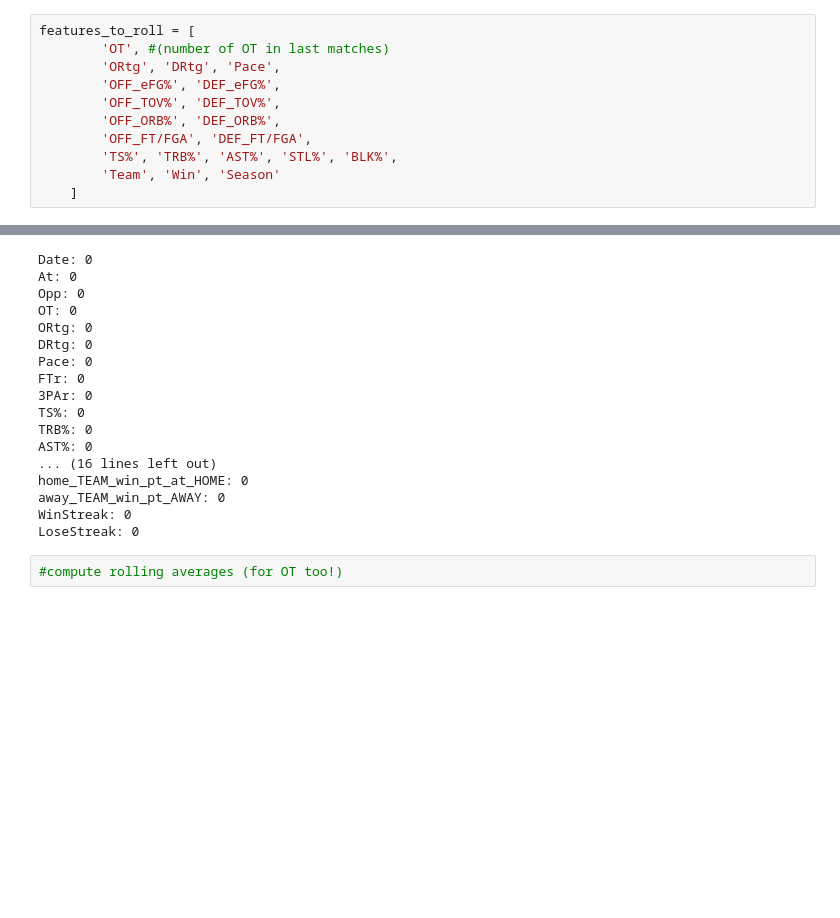
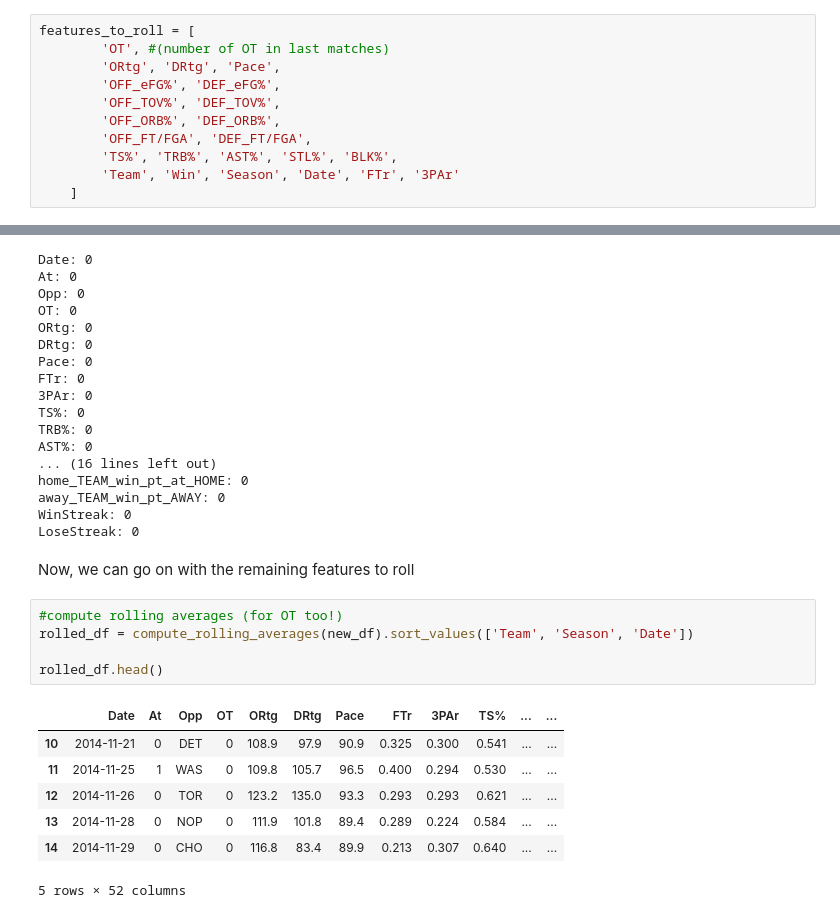
Before and after one commit to LuigiGonnella/NBA-Predictor, a Jupyter notebook: notebooks/01-exploration.ipynb, the cells around one changed output, grey strips where cells are left out. Cells and saved outputs as stored; diff of their text form; blank space fills up the shorter version.

```diff
--- a/notebooks/01-exploration.ipynb
+++ b/notebooks/01-exploration.ipynb
@@ -343,6 +349,6 @@ features_to_roll = [
         'OFF_ORB%', 'DEF_ORB%',
         'OFF_FT/FGA', 'DEF_FT/FGA',
         'TS%', 'TRB%', 'AST%', 'STL%', 'BLK%',
-        'Team', 'Win', 'Season'
+        'Team', 'Win', 'Season', 'Date', 'FTr', '3PAr'
     ]
 # %%
@@ -421,5 +434,18 @@ home_TEAM_win_pt_at_HOME: 0
 away_TEAM_win_pt_AWAY: 0
 WinStreak: 0
 LoseStreak: 0
+# %% [markdown]
+Now, we can go on with the remaining features to roll
 # %%
 #compute rolling averages (for OT too!)
+rolled_df = compute_rolling_averages(new_df).sort_values(['Team', 'Season', 'Date'])
+
+rolled_df.head()
+# %% [output]
+|  | Date | At | Opp | OT | ORtg | DRtg | Pace | FTr | 3PAr | TS% | ... | ... |
+| 10 | 2014-11-21 | 0 | DET | 0 | 108.9 | 97.9 | 90.9 | 0.325 | 0.300 | 0.541 | ... | ... |
+| 11 | 2014-11-25 | 1 | WAS | 0 | 109.8 | 105.7 | 96.5 | 0.400 | 0.294 | 0.530 | ... | ... |
+| 12 | 2014-11-26 | 0 | TOR | 0 | 123.2 | 135.0 | 93.3 | 0.293 | 0.293 | 0.621 | ... | ... |
+| 13 | 2014-11-28 | 0 | NOP | 0 | 111.9 | 101.8 | 89.4 | 0.289 | 0.224 | 0.584 | ... | ... |
+| 14 | 2014-11-29 | 0 | CHO | 0 | 116.8 | 83.4 | 89.9 | 0.213 | 0.307 | 0.640 | ... | ... |
+5 rows × 52 columns
```
Also changed, not shown: parts of 37 cells of this notebook.
